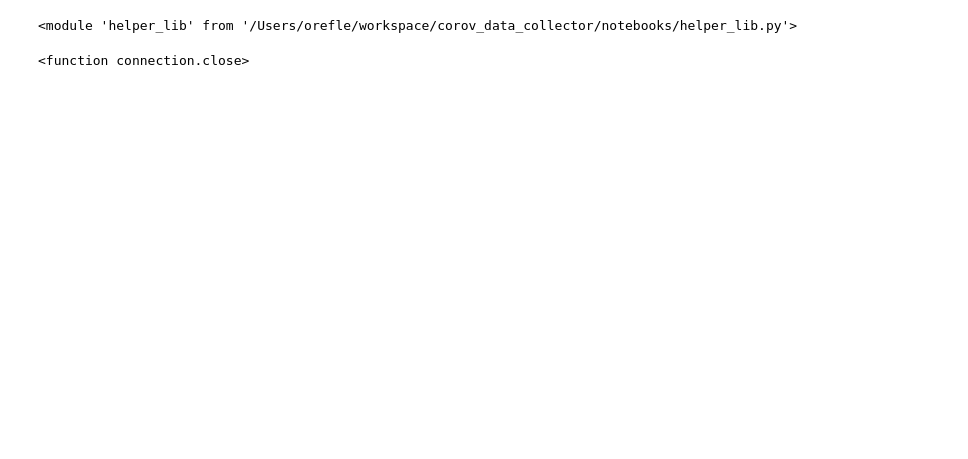
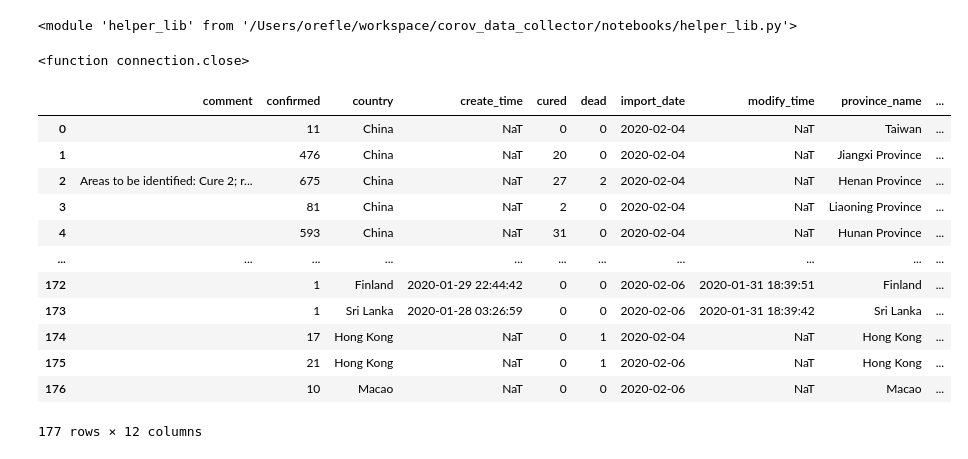
Before and after one commit to AnubisDenko/corov_data_collector, a Jupyter notebook: notebooks/QueryPlayground.ipynb, the cells around one changed output. Saved outputs shown, nothing was run; the diff lists cells and outputs as text; code cells hidden in the pictures; blank space fills up the shorter version.

```diff
--- a/notebooks/QueryPlayground.ipynb
+++ b/notebooks/QueryPlayground.ipynb
@@ -20,4 +20,20 @@ conn.close
 # %%
 df_raw = pd.DataFrame(rows,columns=['id','comment','confirmed','country','create_time','cured','dead','import_date','modify_time','province_name','province_short_name','suspected','update_time'])
 df = df_raw.drop(['id'], axis=1)
+# %%
+display(df)
+# %% [output]
+|  | comment | confirmed | country | create_time | cured | dead | import_date | modify_time | province_name | ... |
+| 0 |  | 11 | China | NaT | 0 | 0 | 2020-02-04 | NaT | Taiwan | ... |
+| 1 |  | 476 | China | NaT | 20 | 0 | 2020-02-04 | NaT | Jiangxi Province | ... |
+| 2 | Areas to be identified: Cure 2; r... | 675 | China | NaT | 27 | 2 | 2020-02-04 | NaT | Henan Province | ... |
+| 3 |  | 81 | China | NaT | 2 | 0 | 2020-02-04 | NaT | Liaoning Province | ... |
+| 4 |  | 593 | China | NaT | 31 | 0 | 2020-02-04 | NaT | Hunan Province | ... |
+| ... | ... | ... | ... | ... | ... | ... | ... | ... | ... | ... |
+| 172 |  | 1 | Finland | 2020-01-29 22:44:42 | 0 | 0 | 2020-02-06 | 2020-01-31 18:39:51 | Finland | ... |
+| 173 |  | 1 | Sri Lanka | 2020-01-28 03:26:59 | 0 | 0 | 2020-02-06 | 2020-01-31 18:39:42 | Sri Lanka | ... |
+| 174 |  | 17 | Hong Kong | NaT | 0 | 1 | 2020-02-04 | NaT | Hong Kong | ... |
+| 175 |  | 21 | Hong Kong | NaT | 0 | 1 | 2020-02-06 | NaT | Hong Kong | ... |
+| 176 |  | 10 | Macao | NaT | 0 | 0 | 2020-02-06 | NaT | Macao | ... |
+177 rows × 12 columns
 # %%
```
Also changed, not shown: parts of 6 cells of this notebook.
